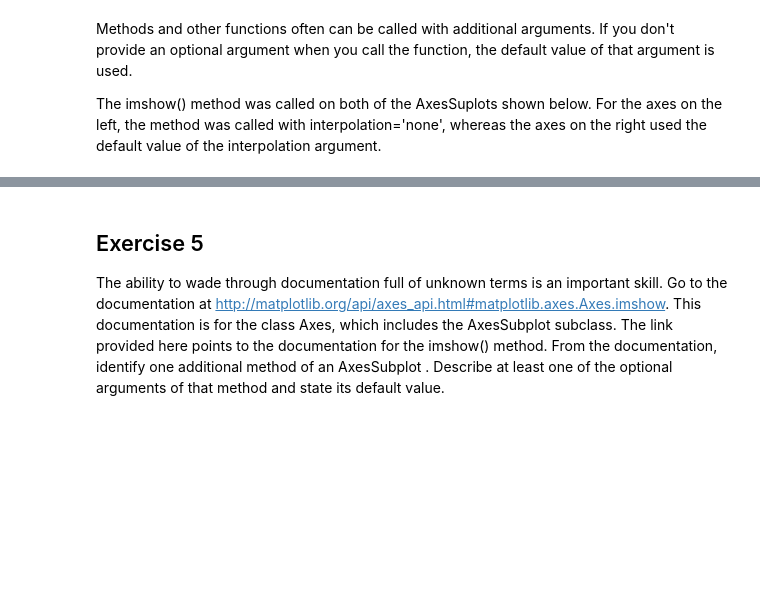
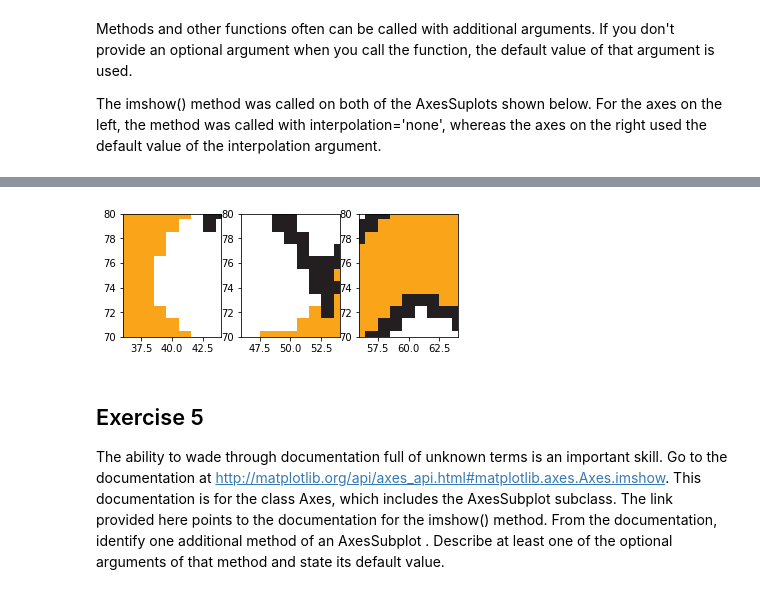
Before and after one commit to OverlandM/1-4-2-OverlandM, a Jupyter notebook: Activity-1-4-2/Activity 1.4.2 Objects and Methods.ipynb, the cells around one changed output, grey strips where cells are left out. Drawn from its saved outputs; the diff is of its cells as text; code cells hidden in the pictures; blank space fills up the shorter version.

```diff
--- a/Activity-1-4-2/Activity 1.4.2 Objects and Methods.ipynb
+++ b/Activity-1-4-2/Activity 1.4.2 Objects and Methods.ipynb
@@ -149,3 +152,37 @@ Use the methods above to create three close-ups of an image in a single Figure.
+# %%
+#Put the code that creates the 3 close-ups of the scratch cat
+%matplotlib inline
+import matplotlib.pyplot as plt
+import os.path
+import numpy as np      # “as” lets us use standard abbreviations
+
+'''Read the image data'''
+# Get the directory of this python script
+directory = os.getcwd()
+# Build an absolute filename from directory + filename
+filename = os.path.join(directory, 'cat1-a.gif')
+# Read the image data into an array
+img = plt.imread(filename)
+
+'''Show the image data'''
+# Create a 1x2 grid of subplots
+# fig is the Figure, and ax is an ndarray of AxesSubplots
+# ax[0] and ax[1] are the two Axes Subplots
+fig, ax = plt.subplots(1, 3)
+# Show the image data in the first subplot
+ax[0].imshow(img)
+ax[1].imshow(img, interpolation='none')
+ax[2].imshow(img, interpolation='none')
+ax[0].set_xlim(36, 44)
+ax[0].set_ylim(70, 80)
+ax[1].set_xlim(46, 54)
+ax[1].set_ylim(70, 80)
+ax[2].set_xlim(56, 64)
+ax[2].set_ylim(70, 80)
+# Show the figure on the screen
+fig.show()
+# %% [output]
+[figure, added]
 # %% [markdown]
 ## Exercise 5
 The ability to wade through documentation full of unknown terms is an important skill. Go to the documentation at http://matplotlib.org/api/axes_api.html#matplotlib.axes.Axes.imshow. This documentation is for the class Axes, which includes the AxesSubplot subclass. The link provided here points to the documentation for the imshow() method. From the documentation, identify one additional method of an AxesSubplot . Describe at least one of the optional arguments of that method and state its default value.
```
Also changed, not shown: parts of 7 cells of this notebook.
